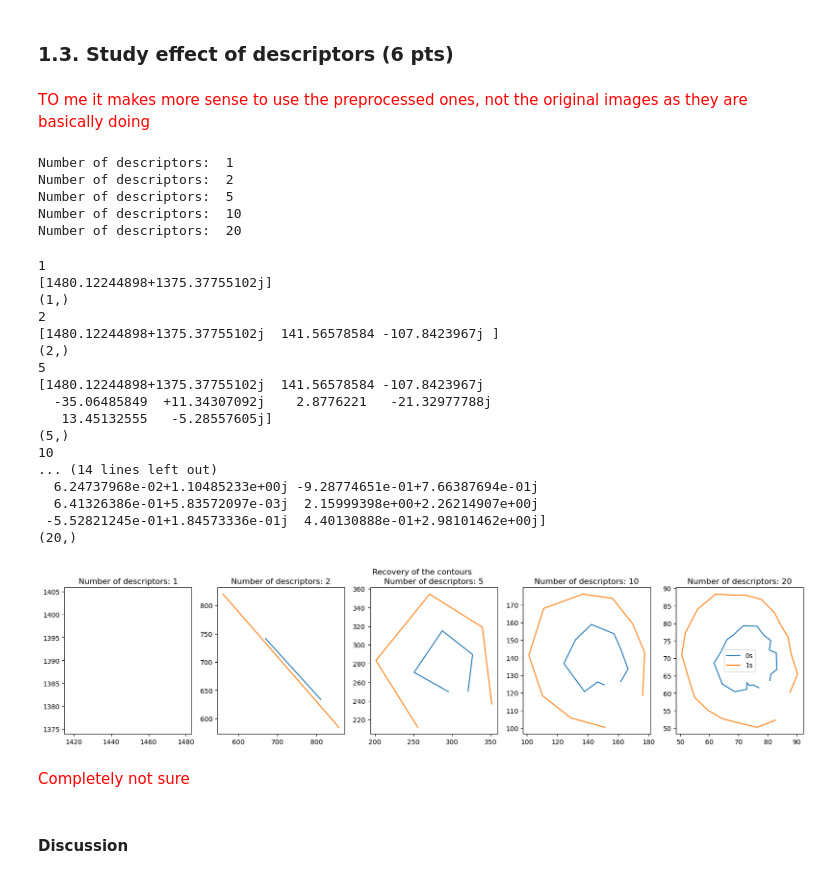
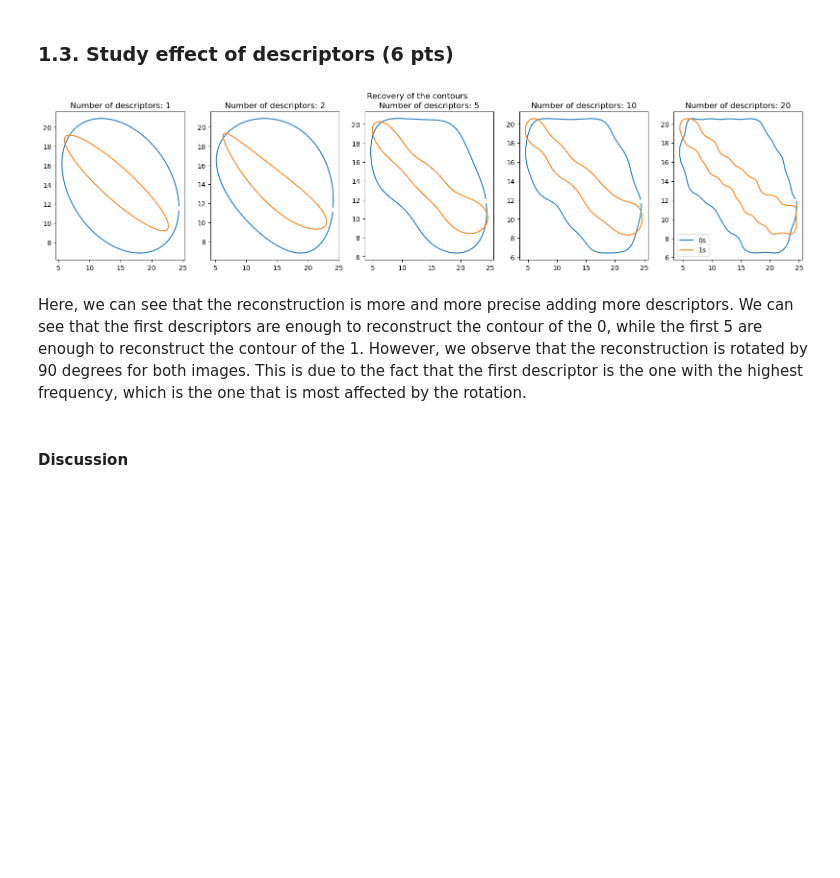
Before and after one commit to lindadelacombaz/iapr-2023, a Jupyter notebook: lab_02_object_description.ipynb, the cells around one changed output. Drawn from its saved outputs; the diff is of its cells as text; code cells hidden in the pictures; blank space fills up the shorter version.

```diff
--- a/lab_02_object_description.ipynb
+++ b/lab_02_object_description.ipynb
@@ -337,25 +343,0 @@ print("0s:", descr_0, "\n1s:", descr_1)
-# %%
-# Function that takes as input an image and returns a set of descriptors.
-# You may use other custom helper functions to break the code into useful chunks.
-
-def get_descriptors(img, zero):
-
-    descriptors = []
-    contour = []
-    if zero:
-        contour, hierarchy = cv2.findContours(img, cv2.RETR_EXTERNAL,cv2.CHAIN_APPROX_NONE,
-        contour)
-    else:
-        contour, hierarchy = cv2.findContours(img, cv2.RETR_LIST,cv2.CHAIN_APPROX_NONE,
-        contour)
-    contour_array = contour[0][:, 0, :]
-    # The contours arrays should contain a finite number N of equi-distant points interpolated for each image:
-
-    contour_complex = numpy.empty(contour_array.shape[:-1], dtype=complex)
-    contour_complex.real = contour_array[:, 0]
-    contour_complex.imag = contour_array[:, 1]
-    descriptors = fft(contour_complex)
-    return descriptors
-
-# Check first 10 descriptors of a test image (just to check that your pipeline works well)
-print(get_descriptors(zeros_im[0])[:10])
@@ -379,8 +354,6 @@ descr_set_sizes = [1, 2, 5, 10, 20]
 # Define images for which you will show the recovery. You can also change the indexes.
 zero = zeros[0]
 one = ones[0]
-# %% [markdown]
-<font color='red'> TO me it makes more sense to use the preprocessed ones, not the original images as they are basically doing
 # %%
 from scipy.fft import fft, ifft, fftfreq, fftshift
 
@@ -457,60 +392,33 @@ def reconstruct(descriptors, degree):
-# %%
-for i in range(0,5):
-    print("Number of descriptors: ", descr_set_sizes[i])
-# %% [output]
-Number of descriptors:  1
-Number of descriptors:  2
-Number of descriptors:  5
-Number of descriptors:  10
-Number of descriptors:  20
 # %%
 # On each of the 5 plots you will show the recovery for a "0" and a "1" (use the same axis for both a "0" and a "1").
 fig, axes = plt.subplots(1, 5, figsize=(20, 4))
 
 # Plot recovery for a zero image
 for i in range(0,  5):
     descriptor_size = descr_set_sizes[i]
-    print(descriptor_size)
+    #print(descriptor_size)
     contour = get_contour(zero)[0]
-    descriptors = get_descriptors(contour, L_max)[0:descriptor_size]
-    print(descriptors)
-    print(descriptors.shape)
+    descriptors = get_descriptors(contour, L_max_0)
+    #print(descriptors.shape)
     reconstructed_img = reconstruct_img(descriptors, descriptor_size)
     axes[i].plot(reconstructed_img[:,0], reconstructed_img[:,1], label = "0s")
     axes[i].title.set_text("Number of descriptors: "+ str(descriptor_size))
 
 # Plot recovery for a one image
 for i in range(0,  5):
     descriptor_size = descr_set_sizes[i]
     contour = get_contour(one)[0]
-    descriptors = get_descriptors(contour, L_max)[0:descriptor_size]
+    descriptors = get_descriptors(contour, L_max_1)
     reconstructed_img = reconstruct_img(descriptors, descriptor_size)
     axes[i].plot(reconstructed_img[:,0], reconstructed_img[:,1], label = "1s")
 
 fig.suptitle("Recovery of the contours")
 plt.legend(loc='best')
 plt.show()
 # %% [output]
-1
-[1480.12244898+1375.37755102j]
-(1,)
-2
-[1480.12244898+1375.37755102j  141.56578584 -107.8423967j ]
-(2,)
-5
-[1480.12244898+1375.37755102j  141.56578584 -107.8423967j
-  -35.06485849  +11.34307092j    2.8776221   -21.32977788j
-   13.45132555   -5.28557605j]
-(5,)
-10
-... (14 lines left out)
-  6.24737968e-02+1.10485233e+00j -9.28774651e-01+7.66387694e-01j
-  6.41326386e-01+5.83572097e-03j  2.15999398e+00+2.26214907e+00j
- -5.52821245e-01+1.84573336e-01j  4.40130888e-01+2.98101462e+00j]
-(20,)
-[figure, old version]
+[figure, new version]
-# %% [markdown]
-<font color='red'> Completely not sure
+# %% [markdown]
+Here, we can see that the reconstruction is more and more precise adding more descriptors. We can see that the first descriptors are enough to reconstruct the contour of the 0, while the first 5 are enough to reconstruct the contour of the 1. However, we observe that the reconstruction is rotated by 90 degrees for both images. This is due to the fact that the first descriptor is the one with the highest frequency, which is the one that is most affected by the rotation.
 # %% [markdown]
 #### Discussion
 # %% [markdown]
```
Also changed, not shown: parts of 33 cells of this notebook.
